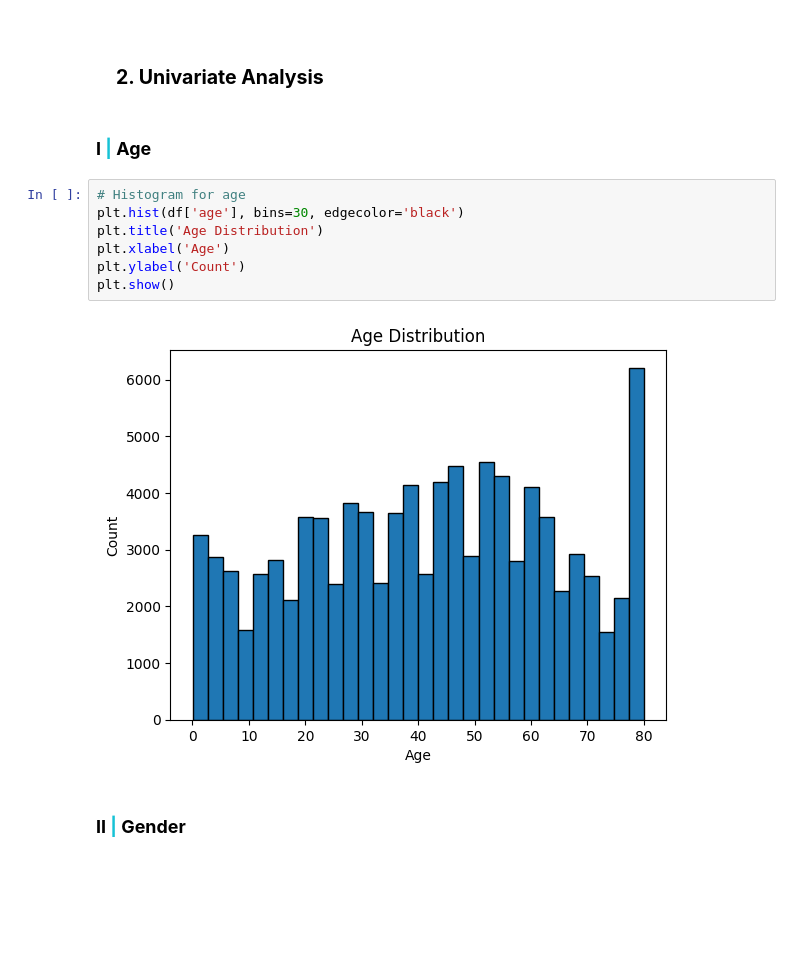
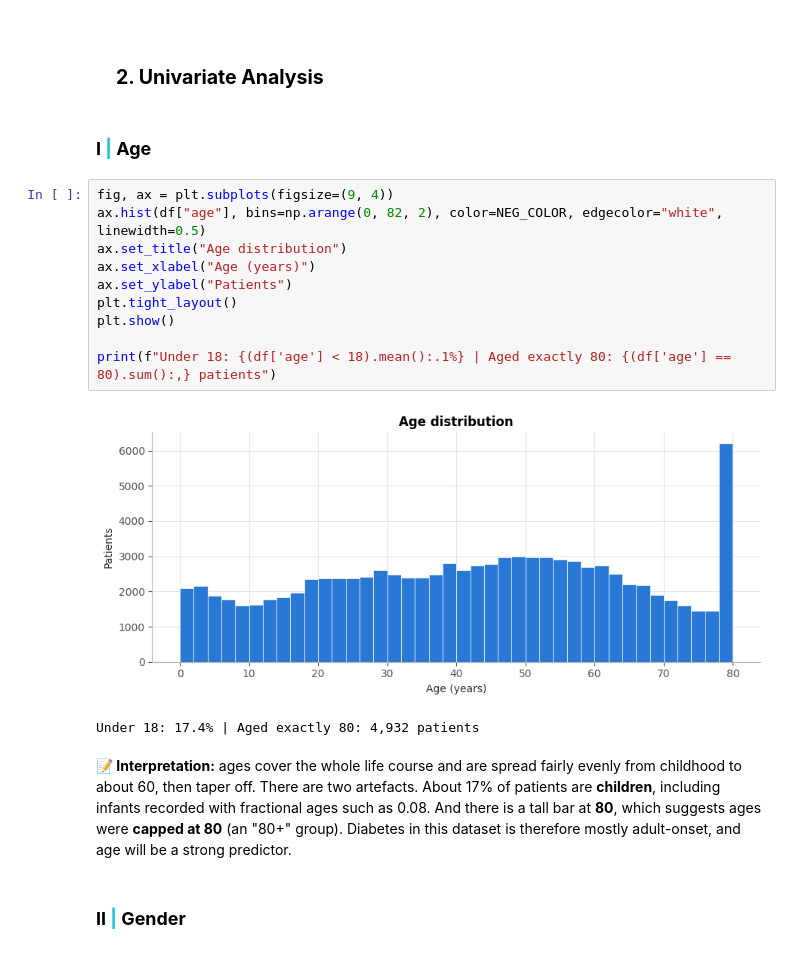
Before and after one commit to Aaminvh/Diabetes-prediction, a Jupyter notebook: Notebook/analysis.ipynb, the cells around one changed output. Saved outputs shown, nothing was run; the diff lists cells and outputs as text; blank space fills up the shorter version.

```diff
--- a/Notebook/analysis.ipynb
+++ b/Notebook/analysis.ipynb
@@ -363,14 +549,20 @@ df.describe().style.format("{:.2f}")
 ## <div style="padding: 20px;color:white;margin:10;font-size:90%;text-align:left;display:fill;border-radius:10px;overflow:hidden;background-image: url(https://rlv.zcache.co.uk/calacatta_viola_luxurious_burgundy_marble_tile-r3220cb36d8064cfcbdb6eb79db8a6de2_agtk1_8byvr_120.webp)"><b><span style='color:black'> 2. Univariate Analysis</span></b> </div>
 
 ### <b>I <span style='color:#16C2D5'>|</span> Age</b>
-# %%
-# Histogram for age
-plt.hist(df['age'], bins=30, edgecolor='black')
-plt.title('Age Distribution')
-plt.xlabel('Age')
-plt.ylabel('Count')
-plt.show()
-# %% [output]
-[figure, removed]
+# %%
+fig, ax = plt.subplots(figsize=(9, 4))
+ax.hist(df["age"], bins=np.arange(0, 82, 2), color=NEG_COLOR, edgecolor="white", linewidth=0.5)
+ax.set_title("Age distribution")
+ax.set_xlabel("Age (years)")
+ax.set_ylabel("Patients")
+plt.tight_layout()
+plt.show()
+
+print(f"Under 18: {(df['age'] < 18).mean():.1%} | Aged exactly 80: {(df['age'] == 80).sum():,} patients")
+# %% [output]
+[figure, added]
+Under 18: 17.4% | Aged exactly 80: 4,932 patients
+# %% [markdown]
+**📝 Interpretation:** ages cover the whole life course and are spread fairly evenly from childhood to about 60, then taper off. There are two artefacts. About 17% of patients are **children**, including infants recorded with fractional ages such as 0.08. And there is a tall bar at **80**, which suggests ages were **capped at 80** (an "80+" group). Diabetes in this dataset is therefore mostly adult-onset, and age will be a strong predictor.
 # %% [markdown]
 ### <b>II <span style='color:#16C2D5'>|</span> Gender</b>
```
Also changed, not shown: parts of 50 cells of this notebook.
